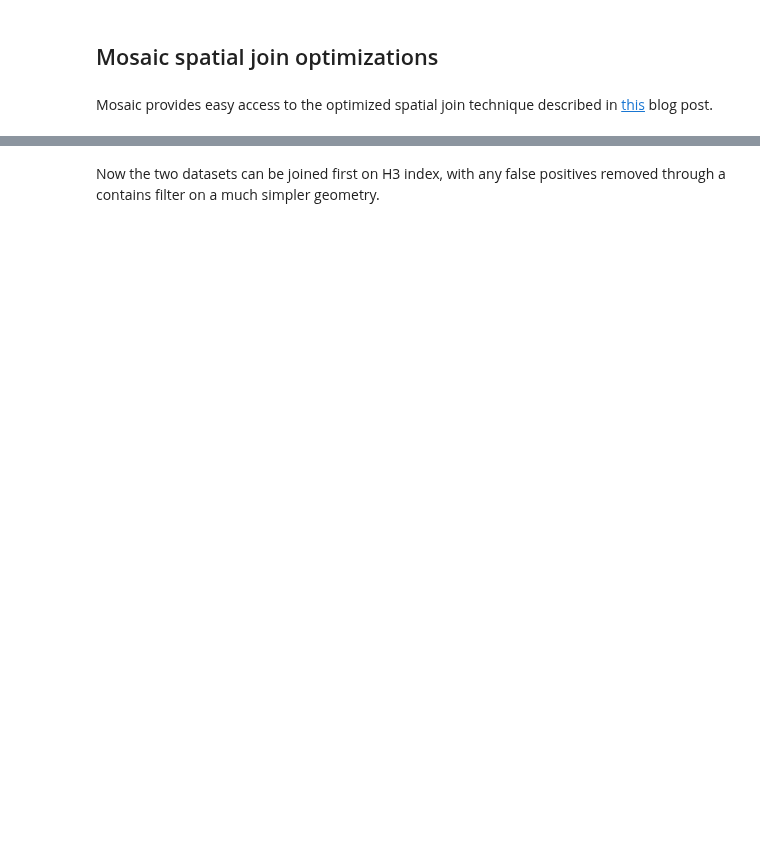
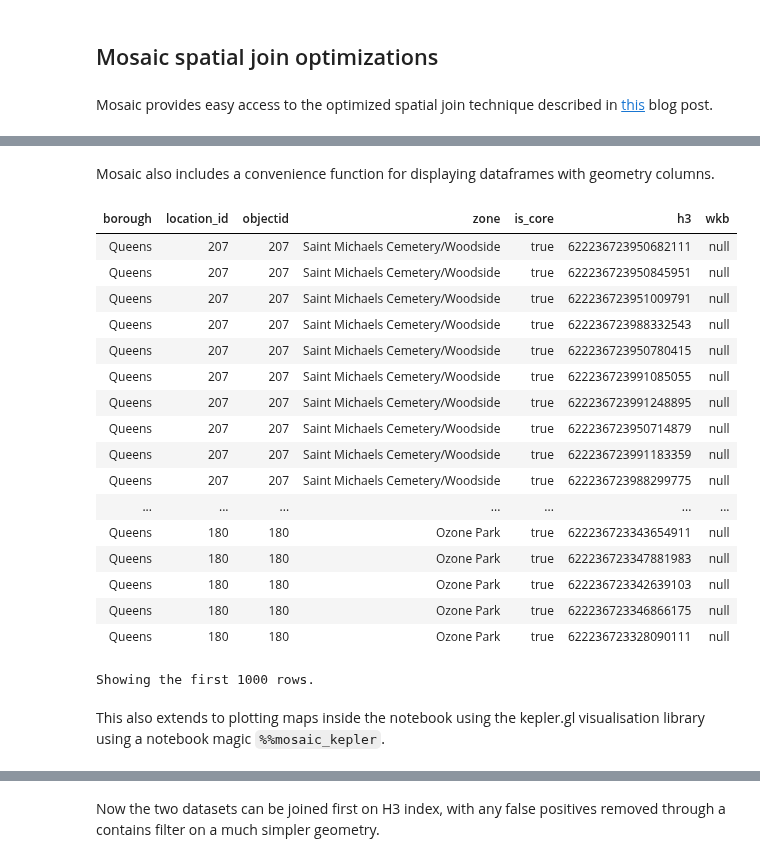
Before and after one commit to databrickslabs/mosaic, a Jupyter notebook: docs/python/source/usage/quickstart.ipynb, the cells around one changed output, grey strips where cells are left out. Drawn from its saved outputs; the diff is of its cells as text; code cells hidden in the pictures; blank space fills up the shorter version.

Commit message:
updated quickstart notebook

```diff
--- a/docs/python/source/usage/quickstart.ipynb
+++ b/docs/python/source/usage/quickstart.ipynb
@@ -172,3 +172,29 @@ mosaic_neighbourhoods = (
 mosaic_neighbourhoods.show()
 # %% [output]
 [interactive output not drawn]
+# %% [markdown]
+Mosaic also includes a convenience function for displaying dataframes with geometry columns.
+# %%
+from mosaic import displayMosaic
+displayMosaic(mosaic_neighbourhoods)
+# %% [output]
+| borough | location_id | objectid | zone | is_core | h3 | wkb |
+| Queens | 207 | 207 | Saint Michaels Cemetery/Woodside | true | 622236723950682111 | null |
+| Queens | 207 | 207 | Saint Michaels Cemetery/Woodside | true | 622236723950845951 | null |
+| Queens | 207 | 207 | Saint Michaels Cemetery/Woodside | true | 622236723951009791 | null |
+| Queens | 207 | 207 | Saint Michaels Cemetery/Woodside | true | 622236723988332543 | null |
+| Queens | 207 | 207 | Saint Michaels Cemetery/Woodside | true | 622236723950780415 | null |
+| Queens | 207 | 207 | Saint Michaels Cemetery/Woodside | true | 622236723991085055 | null |
+| Queens | 207 | 207 | Saint Michaels Cemetery/Woodside | true | 622236723991248895 | null |
+| Queens | 207 | 207 | Saint Michaels Cemetery/Woodside | true | 622236723950714879 | null |
+| Queens | 207 | 207 | Saint Michaels Cemetery/Woodside | true | 622236723991183359 | null |
+| Queens | 207 | 207 | Saint Michaels Cemetery/Woodside | true | 622236723988299775 | null |
+| ... | ... | ... | ... | ... | ... | ... |
+| Queens | 180 | 180 | Ozone Park | true | 622236723343654911 | null |
+| Queens | 180 | 180 | Ozone Park | true | 622236723347881983 | null |
+| Queens | 180 | 180 | Ozone Park | true | 622236723342639103 | null |
+| Queens | 180 | 180 | Ozone Park | true | 622236723346866175 | null |
+| Queens | 180 | 180 | Ozone Park | true | 622236723328090111 | null |
+Showing the first 1000 rows.
+# %% [markdown]
+This also extends to plotting maps inside the notebook using the kepler.gl visualisation library using a notebook magic `%%mosaic_kepler`.
```
Also changed, not shown: parts of 3 cells of this notebook.
